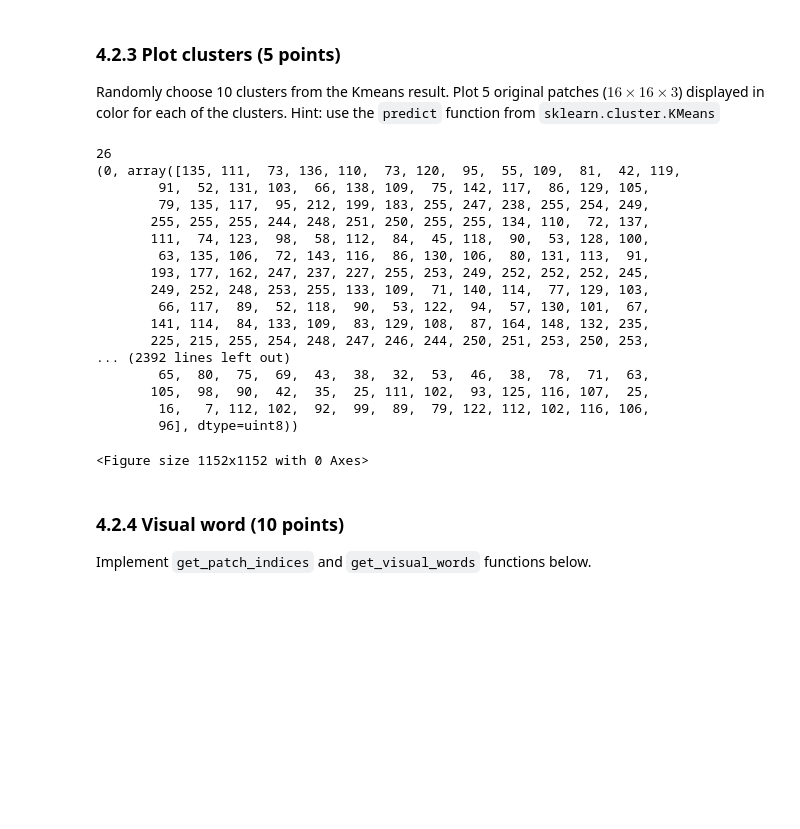
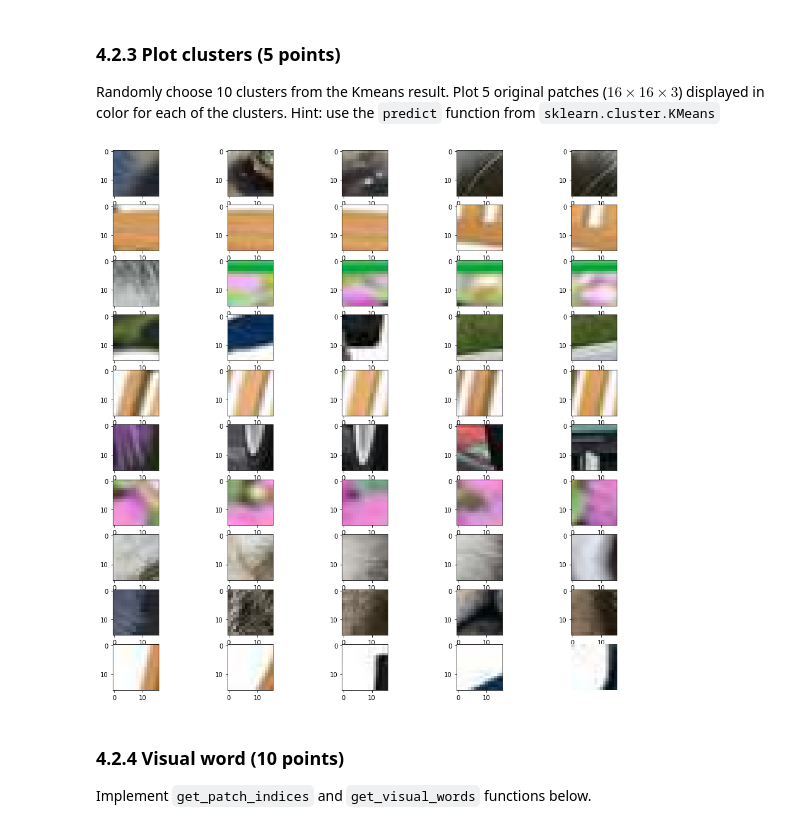
Before and after one commit to shreyas23/cse152, a Jupyter notebook: assignment1/hw1.ipynb, the cells around one changed output. Cells and saved outputs as stored; diff of their text form; code cells hidden in the pictures; blank space fills up the shorter version.

```diff
--- a/assignment1/hw1.ipynb
+++ b/assignment1/hw1.ipynb
@@ -750,68 +782,32 @@ kmeans_model = fit_kmeans(color_patches)
 Randomly choose 10 clusters from the Kmeans result. Plot 5 original patches ($16\times 16\times 3$) displayed in color for each of the clusters.
 Hint: use the `predict` function from `sklearn.cluster.KMeans`
 # %%
-### YOUR CODE HERE
-import random
+import numpy as np
+import matplotlib.pyplot as plt
 
 rand_clusters = {random.randint(0,100): [] for i in range(10)}
 cluster_count = {key: 0 for key in rand_clusters}
-
-for patch in color_patches:
-
-    pred = kmeans_model.predict(patch[np.newaxis, :])[0]
+for patch, pred in zip(patches, kmeans_model.predict(color_patches)):
     if pred in rand_clusters and cluster_count[pred] < 5:
         rand_clusters[pred].append(patch)
         cluster_count[pred] += 1
+    if sum([val for key, val in cluster_count.items()]) >= 50:
+        break
 
-    if cluster_total == sum([val for key, val in cluster_count.items()]) >= 50:
-        break
+fig = plt.figure(figsize = (16, 16))
+
+count = 1
+rows, cols = 10, 5
+
+for key in rand_clusters:
+    for image in enumerate(rand_clusters[key]):
+        fig.add_subplot(rows, cols, count)
+        plt.imshow(image[1].reshape(16, 16, 3) / 255)
+        count += 1
+plt.axis('off')
+plt.show()
+# %% [output]
+[figure, added]
-# %%
-import numpy as np
-import matplotlib.pyplot as plt
-
-w=16
-h=16
-fig=plt.figure(figsize=(16, 16))
-columns = 5
-rows = 10
-
-count = 1
-for key in rand_clusters:
-    print(key)
-    for image in enumerate(rand_clusters[key]):
-        print(image)
-#         fig.add_subplot(rows, columns, i)
-#         plt.imshow(image[1].reshape(16, 16, 3) / 255)
-#         count += 1
-#         print(count)
-# plt.show()
-
-# for i in range(1, columns*rows + 1):
-#     img = np.random.randint(10, size=(h,w))
-#     fig.add_subplot(rows, columns, i)
-#     plt.imshow(img)
-# plt.show()
-
-### END OF CODE
-# %% [output]
-26
-(0, array([135, 111,  73, 136, 110,  73, 120,  95,  55, 109,  81,  42, 119,
-        91,  52, 131, 103,  66, 138, 109,  75, 142, 117,  86, 129, 105,
-        79, 135, 117,  95, 212, 199, 183, 255, 247, 238, 255, 254, 249,
-       255, 255, 255, 244, 248, 251, 250, 255, 255, 134, 110,  72, 137,
-       111,  74, 123,  98,  58, 112,  84,  45, 118,  90,  53, 128, 100,
-        63, 135, 106,  72, 143, 116,  86, 130, 106,  80, 131, 113,  91,
-       193, 177, 162, 247, 237, 227, 255, 253, 249, 252, 252, 252, 245,
-       249, 252, 248, 253, 255, 133, 109,  71, 140, 114,  77, 129, 103,
-        66, 117,  89,  52, 118,  90,  53, 122,  94,  57, 130, 101,  67,
-       141, 114,  84, 133, 109,  83, 129, 108,  87, 164, 148, 132, 235,
-       225, 215, 255, 254, 248, 247, 246, 244, 250, 251, 253, 250, 253,
-... (2392 lines left out)
-        65,  80,  75,  69,  43,  38,  32,  53,  46,  38,  78,  71,  63,
-       105,  98,  90,  42,  35,  25, 111, 102,  93, 125, 116, 107,  25,
-        16,   7, 112, 102,  92,  99,  89,  79, 122, 112, 102, 116, 106,
-        96], dtype=uint8))
-<Figure size 1152x1152 with 0 Axes>
 # %% [markdown]
 ### 4.2.4 Visual word (10 points)
 Implement `get_patch_indices` and `get_visual_words` functions below.
```
Also changed, not shown: parts of 18 cells of this notebook.
